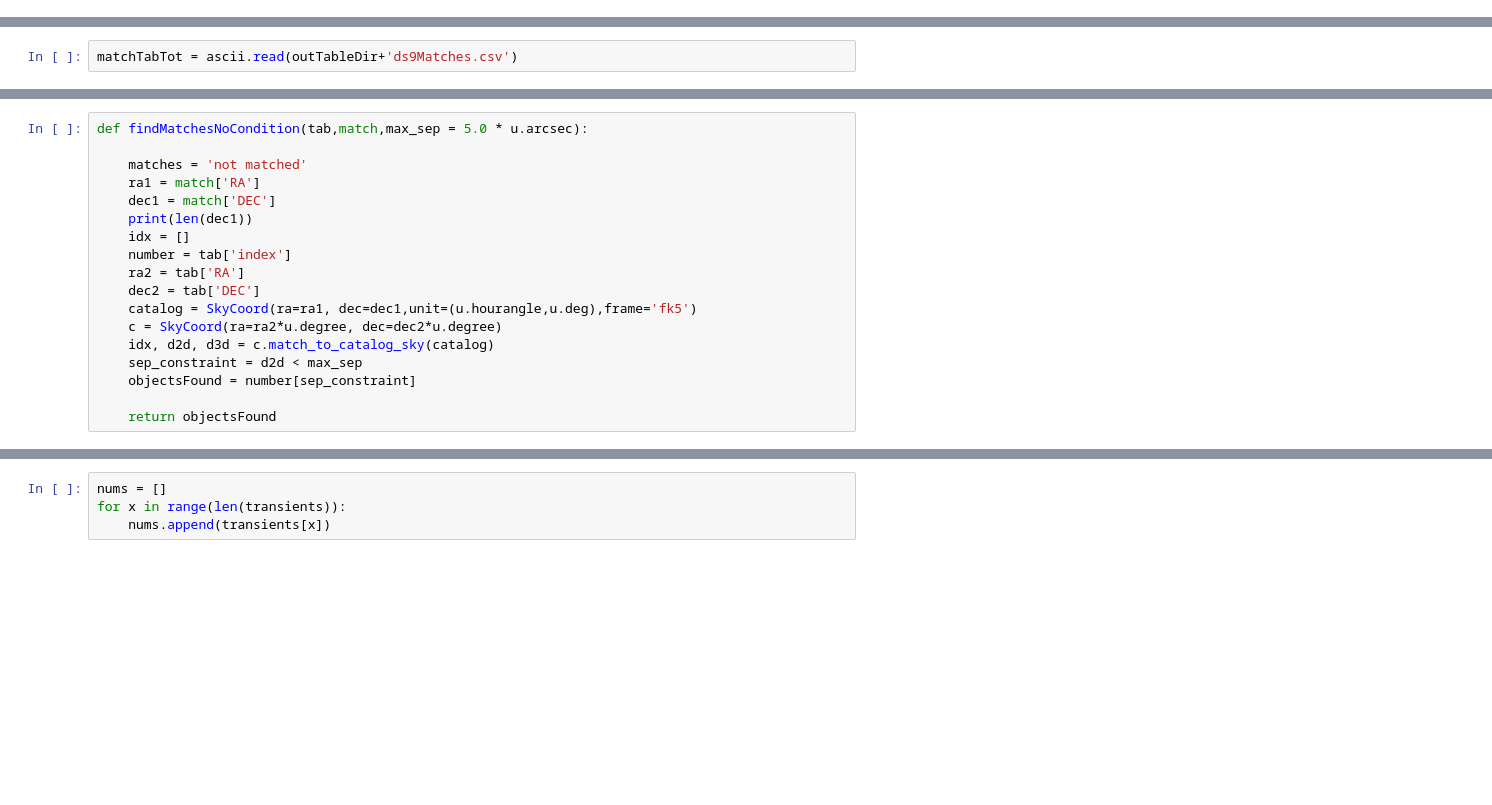
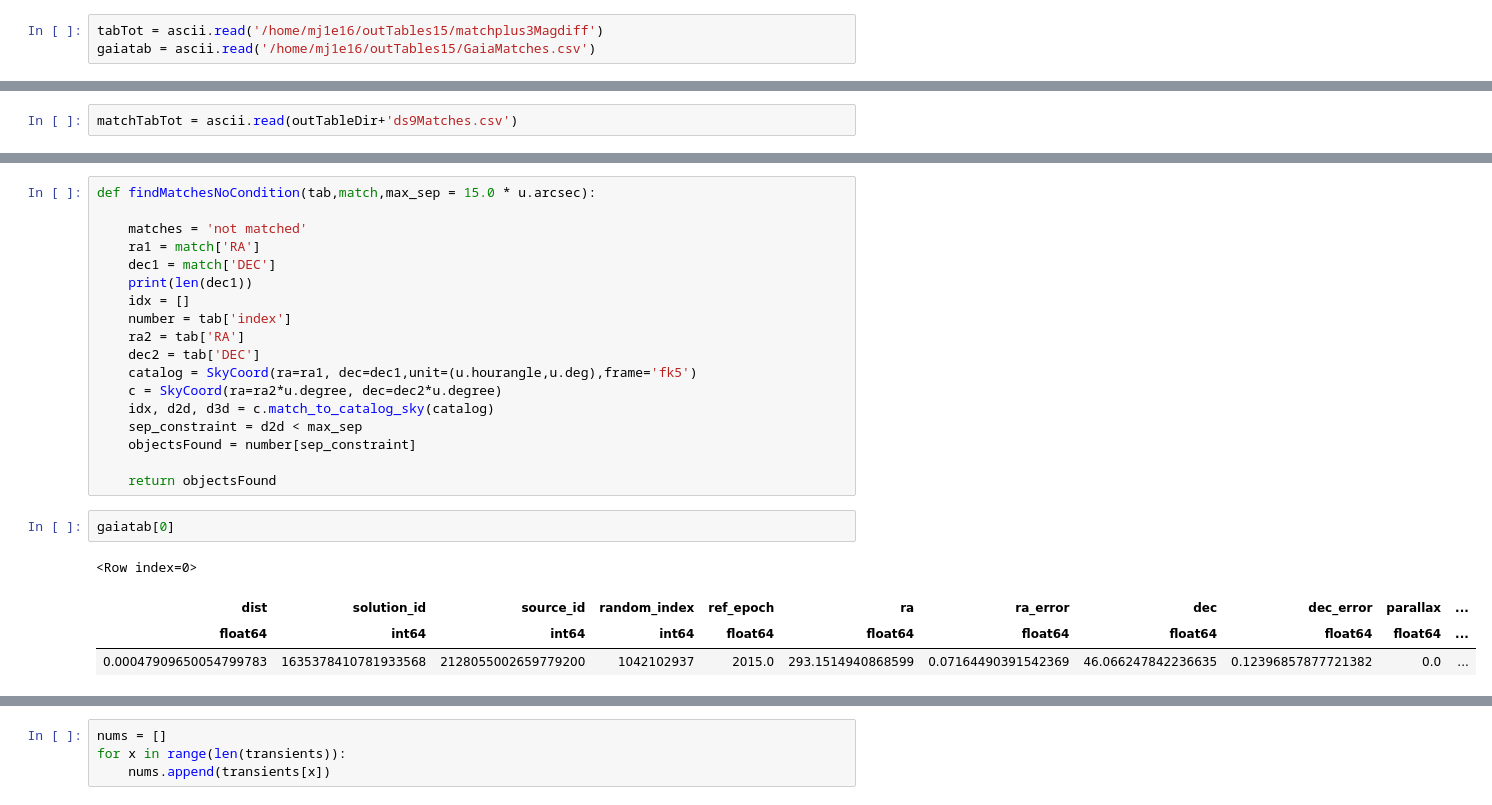
Before and after one commit to mj1e16lsst/keplerPhotometry, a Jupyter notebook: slim-matchingResults.ipynb, the cells around one changed output, grey strips where cells are left out. Saved outputs shown, nothing was run; the diff lists cells and outputs as text; blank space fills up the shorter version.

```diff
--- a/slim-matchingResults.ipynb
+++ b/slim-matchingResults.ipynb
@@ -16,3 +13,6 @@ print(index[-200])
 # %%
 tabTot =  ascii.read('/home/mj1e16/keplerPhotometry/sexdiffOutNew2.csv')
 #matchTab = ascii.read(outTableDir+'foundObjects_0_686.csv')
+# %%
+tabTot = ascii.read('/home/mj1e16/outTables15/matchplus3Magdiff')
+gaiatab = ascii.read('/home/mj1e16/outTables15/GaiaMatches.csv')
@@ -31,5 +56,5 @@ print(len(matchTabTot))
 # %%
-def findMatchesNoCondition(tab,match,max_sep = 5.0 * u.arcsec):
+def findMatchesNoCondition(tab,match,max_sep = 15.0 * u.arcsec):
 
     matches = 'not matched'
     ra1 = match['RA']
@@ -46,3 +71,10 @@ def findMatchesNoCondition(tab,match,max_sep = 5.0 * u.arcsec):
     objectsFound = number[sep_constraint]
 
     return objectsFound
+# %%
+gaiatab[0]
+# %% [output]
+<Row index=0>
+| dist | solution_id | source_id | random_index | ref_epoch | ra | ra_error | dec | dec_error | parallax | ... |
+| float64 | int64 | int64 | int64 | float64 | float64 | float64 | float64 | float64 | float64 | ... |
+| 0.00047909650054799783 | 1635378410781933568 | 2128055002659779200 | 1042102937 | 2015.0 | 293.1514940868599 | 0.07164490391542369 | 46.066247842236635 | 0.12396857877721382 | 0.0 | ... |
```
Also changed, not shown: parts of 19 cells of this notebook, 5 other files.
